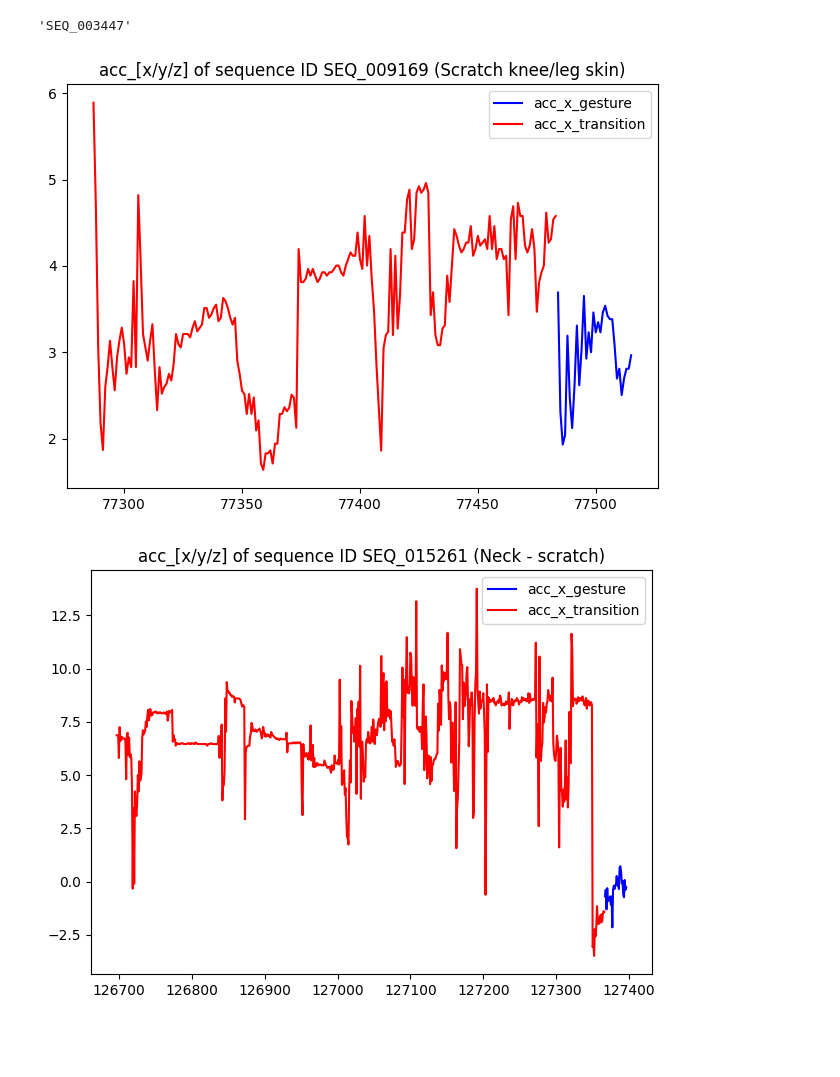
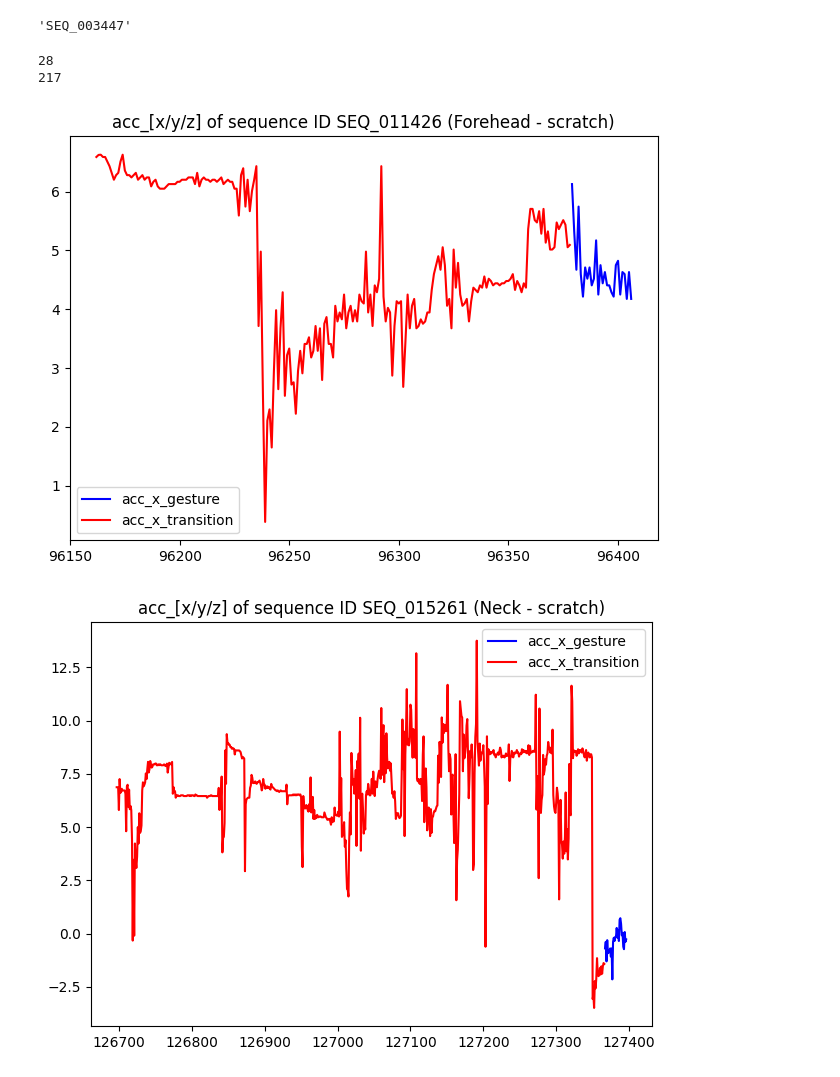
Before and after one commit to HHHHiiidddeee/kaggle, a Jupyter notebook: cmi-detect_behavior_with_sensoring_data/cmi-analysis.ipynb, the cells around one changed output. Saved outputs shown, nothing was run; the diff lists cells and outputs as text; code cells hidden in the pictures; blank space fills up the shorter version.

Commit message:
Not removing "Transition" phase.

```diff
--- a/cmi-detect_behavior_with_sensoring_data/cmi-analysis.ipynb
+++ b/cmi-detect_behavior_with_sensoring_data/cmi-analysis.ipynb
@@ -323,19 +303,23 @@ seq_ids_over_50[seq_lengths_over_50 > 200][2]
 # %%
 # acc_ex1_df = train_df.loc[train_df["sequence_id"]=="SEQ_015261", acc_columns]
 # plt.plot(np.arange(len(acc_ex1_df)), acc_ex1_df["acc_x"], "blue", label="acc_x")
 
-acc_ex1_df = train_df.loc[(train_df["sequence_id"]==seq_ids_over_50[seq_lengths_over_50 > 200][17]) & (train_df["phase"]=="Gesture"), acc_columns]
+acc_ex1_df = train_df.loc[(train_df["sequence_id"]==seq_ids_over_50[seq_lengths_over_50 > 200][20]) & (train_df["phase"]=="Gesture"), acc_columns]
 plt.plot(acc_ex1_df["acc_x"], "blue", label="acc_x_gesture")
-acc_ex1_df = train_df.loc[(train_df["sequence_id"]==seq_ids_over_50[seq_lengths_over_50 > 200][17]) & (train_df["phase"]=="Transition"), acc_columns]
+print(len(acc_ex1_df))
+acc_ex1_df = train_df.loc[(train_df["sequence_id"]==seq_ids_over_50[seq_lengths_over_50 > 200][20]) & (train_df["phase"]=="Transition"), acc_columns]
 plt.plot(acc_ex1_df["acc_x"], "red", label="acc_x_transition")
+print(len(acc_ex1_df))
 # plt.plot(np.arange(len(acc_ex1_df)), acc_ex1_df["acc_y"], "red", label="acc_y")
 # plt.plot(np.arange(len(acc_ex1_df)), acc_ex1_df["acc_z"], "green", label="acc_z")
-plt.title(f"acc_[x/y/z] of sequence ID {seq_ids_over_50[seq_lengths_over_50 > 200][17]} ({train_df.loc[seq_starts_over_50[seq_lengths_over_50 > 200][17], 'gesture']})")
+plt.title(f"acc_[x/y/z] of sequence ID {seq_ids_over_50[seq_lengths_over_50 > 200][20]} ({train_df.loc[seq_starts_over_50[seq_lengths_over_50 > 200][20], 'gesture']})")
 plt.legend()
 plt.tight_layout()
 plt.show()
 # %% [output]
+28
+217
-[figure, old version]
+[figure, new version]
 # %%
 # acc_ex1_df = train_df.loc[train_df["sequence_id"]=="SEQ_015261", acc_columns]
 # plt.plot(np.arange(len(acc_ex1_df)), acc_ex1_df["acc_x"], "blue", label="acc_x")
```
Also changed, not shown: parts of 6 cells of this notebook.
